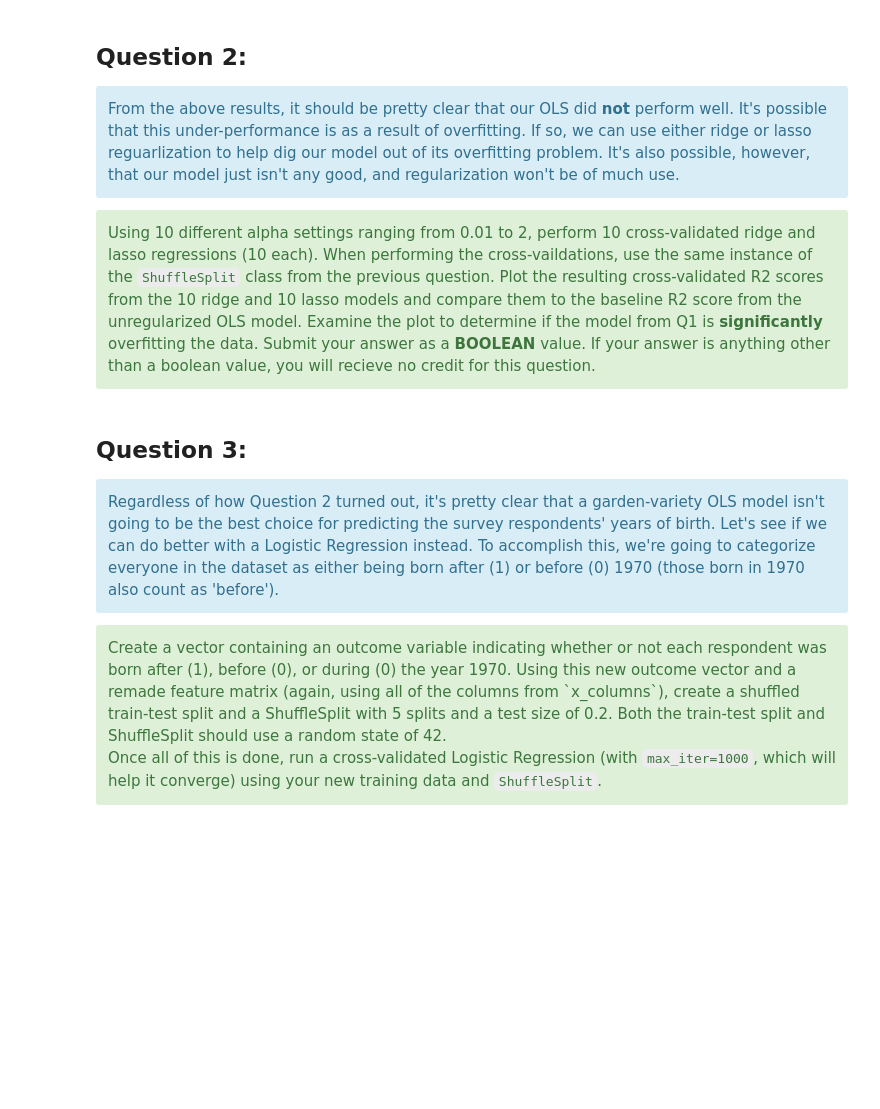
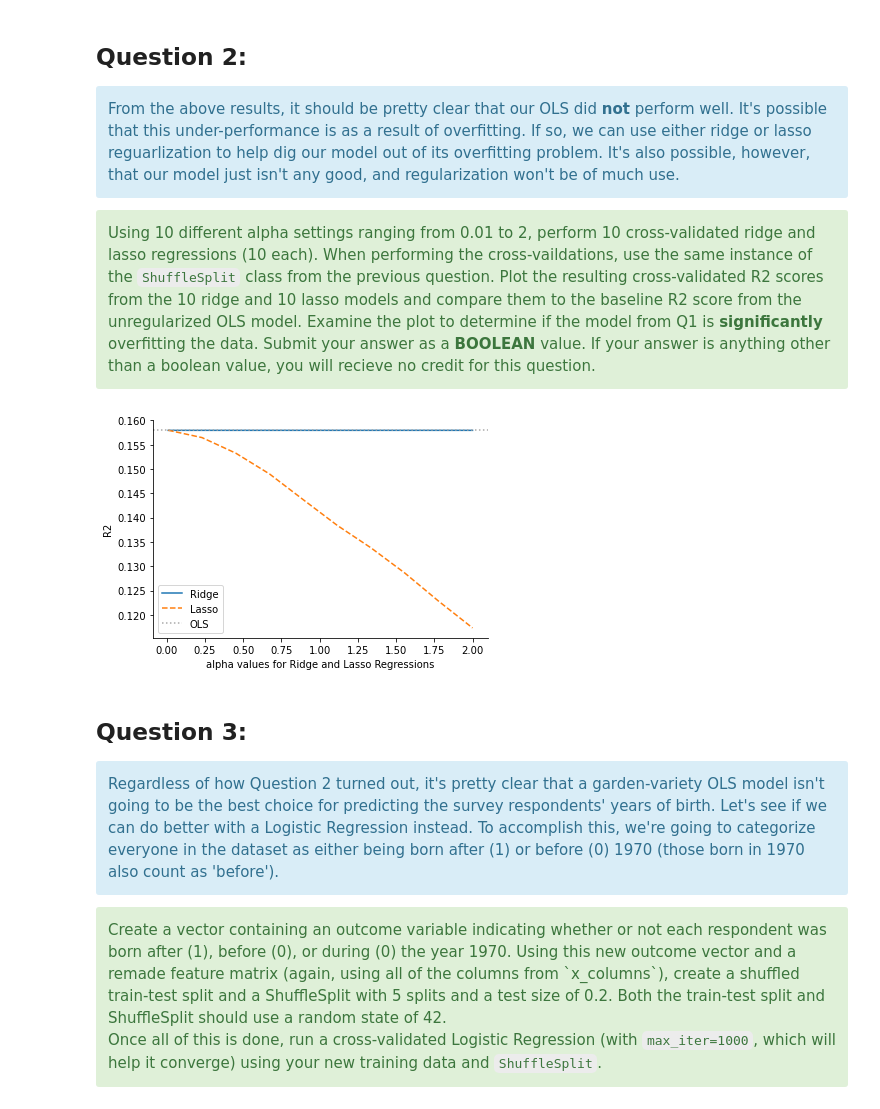
Before and after one commit to DiwyaDeSilva/dcss_modules, a Jupyter notebook: MODULE11/MODULE11_EA_UNDERGRADUATE.ipynb, the cells around one changed output. Saved outputs shown, nothing was run; the diff lists cells and outputs as text; code cells hidden in the pictures; blank space fills up the shorter version.

Commit message:
feat(module11):finishmodule11

```diff
--- a/MODULE11/MODULE11_EA_UNDERGRADUATE.ipynb
+++ b/MODULE11/MODULE11_EA_UNDERGRADUATE.ipynb
@@ -137,23 +137,23 @@ Perform the following steps, in order:
 #_01
 
 # Load 'evs_module_11.csv'
-df = pd._____("_____")
+df = pd.read_csv("/Users/Diwya/workspace/INTEG440/dcss_modules/MODULE11/data/evs_module_11.csv")
 
 # Create a feature matrix using all of the column names in `x_columns`
-X = df[_____]
+X = df[x_columns]
 
 # Create the outcome variable
-y = df['_____']
+y = df['v226']
 
 
 # Perform a train-test split
-X_train, X_test, y_train, y_test = _____(X, y, shuffle=True, random_state=42)
+X_train, X_test, y_train, y_test = train_test_split(X, y, shuffle=True, random_state=42)
 
 # Create an instance of the shufflesplit class
-shuffsplit = _____(n_splits=_____, test_size=_____, random_state=42)
+shuffsplit = ShuffleSplit(n_splits=5, test_size=0.2, random_state=42)
 
 # Retreieve the scores from a cross-validated linear regression
-olscv_score = cross_val_score(_____, _____, _____, cv=shuffsplit)
+olscv_score = cross_val_score(LinearRegression(), X_train, y_train, cv=shuffsplit)
 print(olscv_score)
 print(f"Mean: {olscv_score.mean()}")
 
@@ -171,39 +174,41 @@ Using 10 different alpha settings ranging from 0.01 to 2, perform 10 cross-valid
 #_02
 
 # Create array of alpha values
-alphas = np.linspace(_____, _____, _____)
+alphas = np.linspace(0.01, 2, 10)
 
 ridge_r2s = []
 lasso_r2s = []
 
 # Iterate over alpha values, run cross-validated ridge and lasso regressions for each alpha, and save *average* of scores
 for alpha in alphas:
-    new_ridge = _____(alpha)
-    ridge_r2s.append(_____(new_ridge, _____, _____, cv=_____).mean())
+    new_ridge = Ridge(alpha)
+    ridge_r2s.append(cross_val_score(new_ridge, X_train, y_train, cv=shuffsplit).mean())
 
-    new_lasso = _____(alpha)
-    lasso_r2s.append(_____(new_lasso, _____, _____, cv=_____).mean())
+    new_lasso = Lasso(alpha)
+    lasso_r2s.append(cross_val_score(new_lasso,X_train, y_train, cv=shuffsplit).mean())
 
 # Combine scores into dataframe for easy plotting
 r2s = pd.DataFrame(
     zip(alphas, ridge_r2s, lasso_r2s),
     columns = ["alpha", "ridge", "lasso"])
 
 # Plot scores
 fig, ax = plt.subplots()
 sns.lineplot(x="alpha", y="ridge", data = r2s, label="Ridge", linestyle='solid')
 sns.lineplot(x="alpha", y="lasso", data = r2s, label = "Lasso", linestyle='dashed')
 ax.axhline(olscv_score.mean(), label="OLS", linestyle='dotted', color="darkgray")
 ax.set(xlabel='alpha values for Ridge and Lasso Regressions', ylabel='R2')
 sns.despine()
 ax.legend()
 plt.show()
 
 # Submit a *BOOLEAN VALUE* indicating whether or not you think the Q1 model was overfitting.
-is_q1_overfitting = _____
+is_q1_overfitting = False
 
 # DO NOT ALTER ANYTHING BELOW THIS LINE
 _02 = is_q1_overfitting
+# %% [output]
+[figure, added]
 # %% [markdown]
 ## Question 3:
 <div class="alert alert-block alert-info">
```
Also changed, not shown: parts of 10 cells of this notebook, 1 other file.
